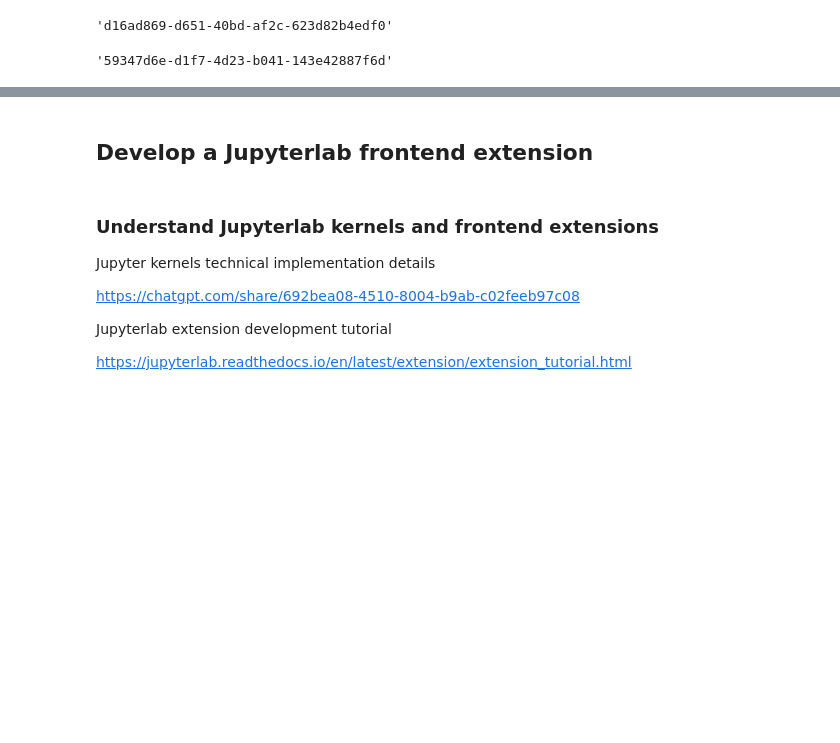
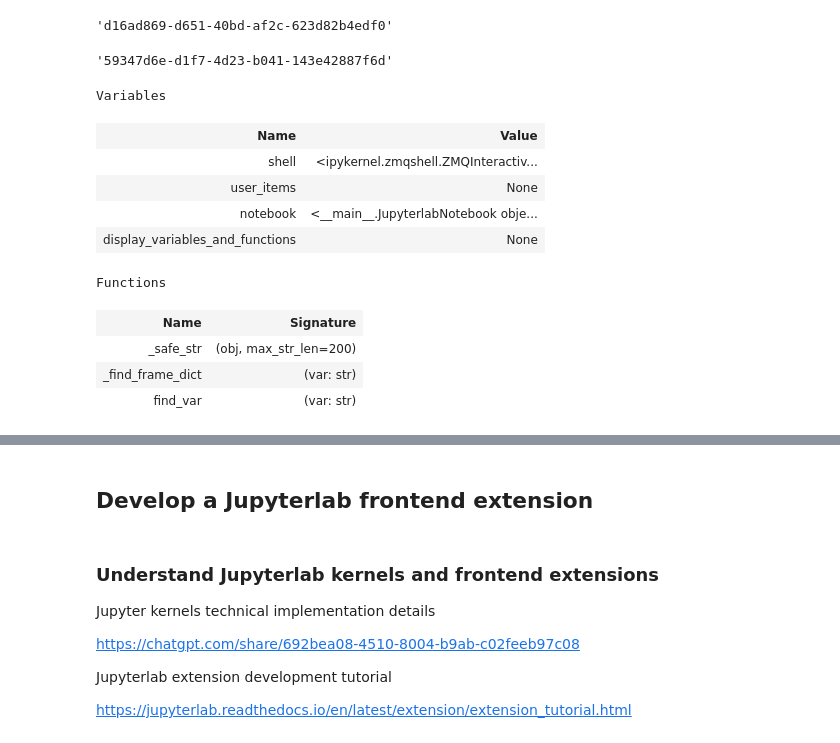
Before and after one commit to wordslab-org/wordslab-notebooks-lib, a Jupyter notebook: nbs/02_notebook.ipynb, the cells around one changed output, grey strips where cells are left out. Saved outputs shown, nothing was run; the diff lists cells and outputs as text; code cells hidden in the pictures; blank space fills up the shorter version.

```diff
--- a/nbs/02_notebook.ipynb
+++ b/nbs/02_notebook.ipynb
@@ -140,0 +265,14 @@ notebook.cell_id
+# %%
+notebook.display_variables_and_functions()
+# %% [output]
+Variables
+| Name | Value |
+| shell | <ipykernel.zmqshell.ZMQInteractiv... |
+| user_items | None |
+| notebook | <__main__.JupyterlabNotebook obje... |
+| display_variables_and_functions | None |
+Functions
+| Name | Signature |
+| _safe_str | (obj, max_str_len=200) |
+| _find_frame_dict | (var: str) |
+| find_var | (var: str) |
```
Also changed, not shown: parts of 17 cells of this notebook, 1 other file.
